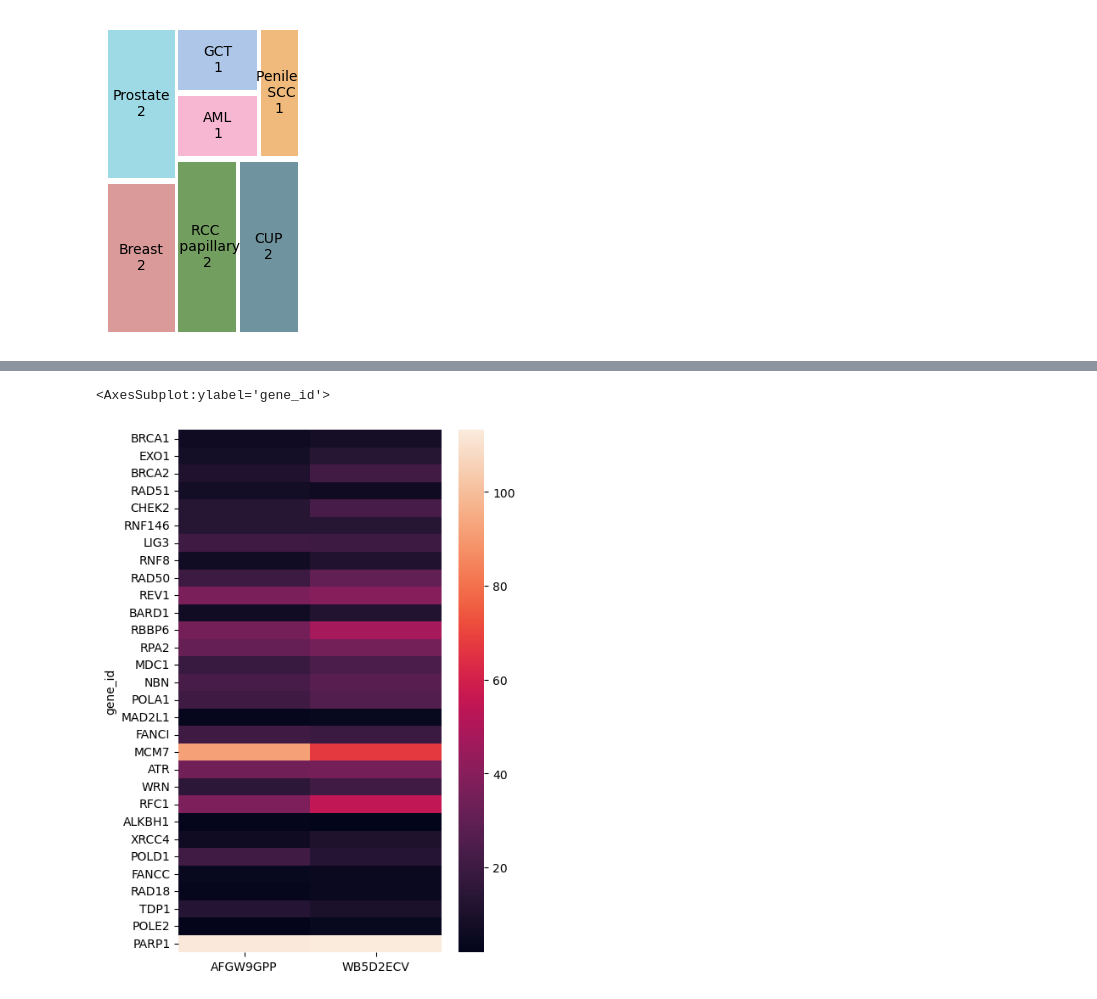
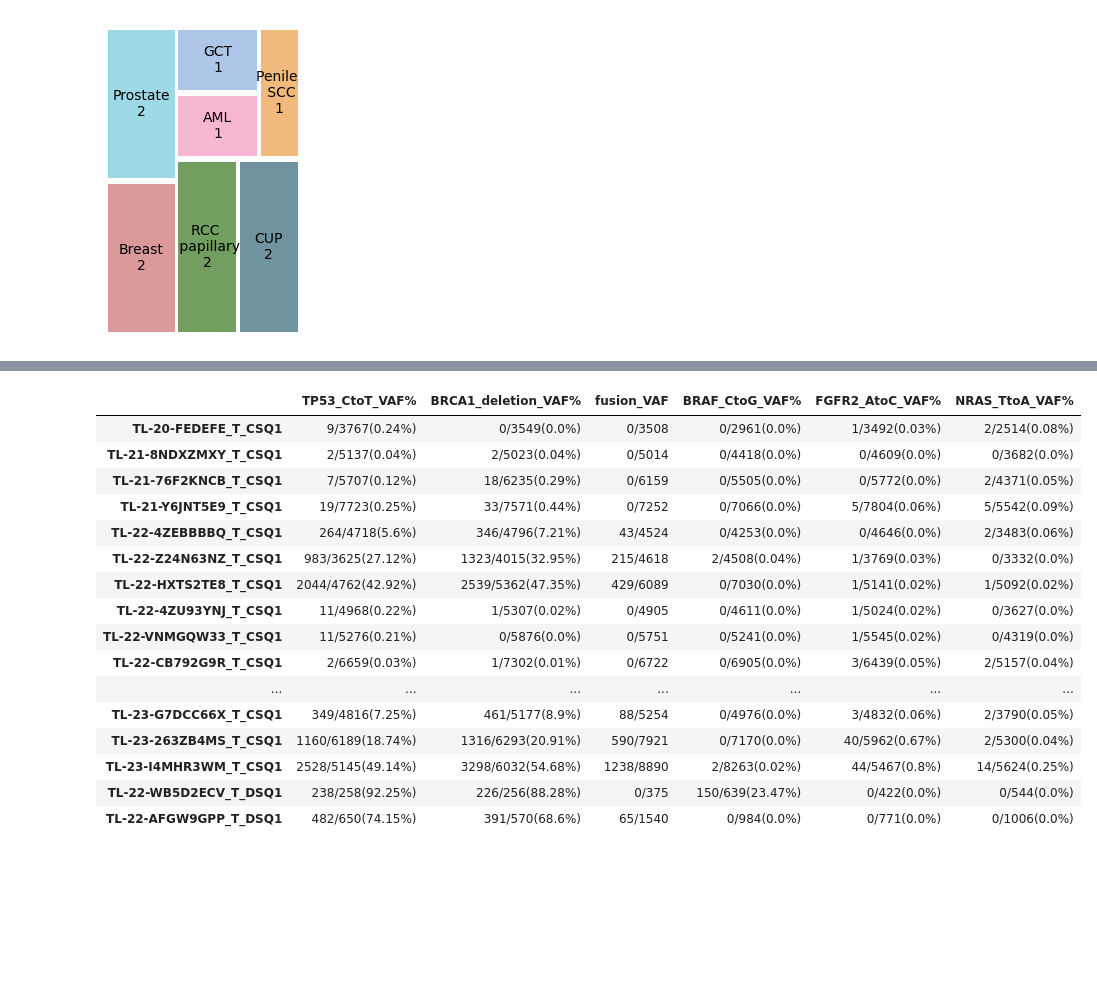
Before and after one commit to ringenomics/FGFR3fusion, a Jupyter notebook: VAF_and_figure_code.ipynb, the cells around one changed output, grey strips where cells are left out. Saved outputs shown, nothing was run; the diff lists cells and outputs as text; code cells hidden in the pictures; blank space fills up the shorter version.

```diff
--- a/VAF_and_figure_code.ipynb
+++ b/VAF_and_figure_code.ipynb
@@ -106,9 +64,3 @@ homologous_combined_counts = combined_counts.loc[["BRCA1", "EXO1", "BRCA2", "RAD
-# %%
-plt.figure(figsize=(5,8))
-sns.heatmap(homologous_combined_counts)
-# %% [output]
-<AxesSubplot:ylabel='gene_id'>
-[figure, removed]
 # %%
 #making the VAF file
 gene_name = ["BRCA1", "BRAF", "TP53", "FGFR2", "NRAS"]
@@ -173,12 +125,42 @@ for x in patient_name:
     NRAS_vaf_df.loc[x, "Total_reads"] =temp_holder.columns[3]
 
 NRAS_vaf_df.to_csv("NRAS_VAF_table.txt", sep = "\t", index = True, header = True)
+
+fusion_vaf_df = pd.DataFrame(columns = ["Total_reads"])
+#fusion denominator
+for x in patient_name:
+    temp_holder = pd.read_csv("/media/rin/FGFR3fusion/{}/{}_fusion_denominator_VAF.txt".format(x,x), sep = "\t").apply(pd.to_numeric)
+    fusion_vaf_df.loc[x, "Total_reads"] =temp_holder.columns[3]
+
+temp_holder_2 = pd.read_csv("/media/rin/FGFR3fusion/fusion_count.txt", sep = ",", index_col = 0)
+fusion_vaf_df["fusion_reads"] =temp_holder_2
-# %%
-BRCA1_vaf_df["BRCA1_deletion_VAF%"] = (100 * BRCA1_vaf_df["Deleted_reads"].astype(int))/BRCA1_vaf_df["Total_reads"].astype(int)
-BRAF_vaf_df["BRAF_CtoG_VAF%"] = (100 * BRAF_vaf_df["G_reads"].astype(int))/BRAF_vaf_df["Total_reads"].astype(int)
-TP53_vaf_df["TP53_CtoT_VAF%"] = (100 * TP53_vaf_df["T_reads"].astype(int))/TP53_vaf_df["Total_reads"].astype(int)
-FGFR2_vaf_df["FGFR2_AtoC_VAF%"] = (100 * FGFR2_vaf_df["C_reads"].astype(int))/FGFR2_vaf_df["Total_reads"].astype(int)
-NRAS_vaf_df["NRAS_TtoA_VAF%"] = (100 * NRAS_vaf_df["A_reads"].astype(int))/NRAS_vaf_df["Total_reads"].astype(int)
+# %%
+for x in BRCA1_vaf_df.index:
+    BRCA1_vaf_df.loc[x, "BRCA1_deletion_VAF%"] = "{}/{}({}%)".format(BRCA1_vaf_df.loc[x, "Deleted_reads"], BRCA1_vaf_df.loc[x, "Total_reads"], round((100 * int(BRCA1_vaf_df.loc[x, "Deleted_reads"]))/int(BRCA1_vaf_df.loc[x, "Total_reads"]), 2))
+    BRAF_vaf_df.loc[x, "BRAF_CtoG_VAF%"] = "{}/{}({}%)".format(BRAF_vaf_df.loc[x, "G_reads"], BRAF_vaf_df.loc[x, "Total_reads"], round((100 * int(BRAF_vaf_df.loc[x, "G_reads"]))/int(BRAF_vaf_df.loc[x, "Total_reads"]), 2))
+    TP53_vaf_df.loc[x, "TP53_CtoT_VAF%"] = "{}/{}({}%)".format(TP53_vaf_df.loc[x, "T_reads"], TP53_vaf_df.loc[x, "Total_reads"], round((100 * int(TP53_vaf_df.loc[x, "T_reads"]))/int(TP53_vaf_df.loc[x, "Total_reads"]), 2))
+    FGFR2_vaf_df.loc[x, "FGFR2_AtoC_VAF%"] = "{}/{}({}%)".format(FGFR2_vaf_df.loc[x, "C_reads"], FGFR2_vaf_df.loc[x, "Total_reads"], round((100 * int(FGFR2_vaf_df.loc[x, "C_reads"]))/int(FGFR2_vaf_df.loc[x, "Total_reads"]), 2))
+    NRAS_vaf_df.loc[x, "NRAS_TtoA_VAF%"] = "{}/{}({}%)".format(NRAS_vaf_df.loc[x, "A_reads"], NRAS_vaf_df.loc[x, "Total_reads"], round((100 * int(NRAS_vaf_df.loc[x, "A_reads"]))/int(NRAS_vaf_df.loc[x, "Total_reads"]), 2))
+    fusion_vaf_df.loc[x, "fusion_VAF"] = "{}/{}".format(fusion_vaf_df.loc[x, "fusion_reads"], fusion_vaf_df.loc[x, "Total_reads"])
 # %%
-full_VAF_df = pd.concat([BRCA1_vaf_df["BRCA1_deletion_VAF%"], BRAF_vaf_df["BRAF_CtoG_VAF%"], TP53_vaf_df["TP53_CtoT_VAF%"], FGFR2_vaf_df["FGFR2_AtoC_VAF%"], NRAS_vaf_df["NRAS_TtoA_VAF%"]], axis = 1)
+full_VAF_df = pd.concat([TP53_vaf_df["TP53_CtoT_VAF%"], BRCA1_vaf_df["BRCA1_deletion_VAF%"], fusion_vaf_df["fusion_VAF"], BRAF_vaf_df["BRAF_CtoG_VAF%"], FGFR2_vaf_df["FGFR2_AtoC_VAF%"], NRAS_vaf_df["NRAS_TtoA_VAF%"]], axis = 1)
 full_VAF_df.to_csv("full_VAF_table.txt", sep = "\t", index = True, header = True)
+full_VAF_df
+# %% [output]
+|  | TP53_CtoT_VAF% | BRCA1_deletion_VAF% | fusion_VAF | BRAF_CtoG_VAF% | FGFR2_AtoC_VAF% | NRAS_TtoA_VAF% |
+| TL-20-FEDEFE_T_CSQ1 | 9/3767(0.24%) | 0/3549(0.0%) | 0/3508 | 0/2961(0.0%) | 1/3492(0.03%) | 2/2514(0.08%) |
+| TL-21-8NDXZMXY_T_CSQ1 | 2/5137(0.04%) | 2/5023(0.04%) | 0/5014 | 0/4418(0.0%) | 0/4609(0.0%) | 0/3682(0.0%) |
+| TL-21-76F2KNCB_T_CSQ1 | 7/5707(0.12%) | 18/6235(0.29%) | 0/6159 | 0/5505(0.0%) | 0/5772(0.0%) | 2/4371(0.05%) |
+| TL-21-Y6JNT5E9_T_CSQ1 | 19/7723(0.25%) | 33/7571(0.44%) | 0/7252 | 0/7066(0.0%) | 5/7804(0.06%) | 5/5542(0.09%) |
+| TL-22-4ZEBBBBQ_T_CSQ1 | 264/4718(5.6%) | 346/4796(7.21%) | 43/4524 | 0/4253(0.0%) | 0/4646(0.0%) | 2/3483(0.06%) |
+| TL-22-Z24N63NZ_T_CSQ1 | 983/3625(27.12%) | 1323/4015(32.95%) | 215/4618 | 2/4508(0.04%) | 1/3769(0.03%) | 0/3332(0.0%) |
+| TL-22-HXTS2TE8_T_CSQ1 | 2044/4762(42.92%) | 2539/5362(47.35%) | 429/6089 | 0/7030(0.0%) | 1/5141(0.02%) | 1/5092(0.02%) |
+| TL-22-4ZU93YNJ_T_CSQ1 | 11/4968(0.22%) | 1/5307(0.02%) | 0/4905 | 0/4611(0.0%) | 1/5024(0.02%) | 0/3627(0.0%) |
+| TL-22-VNMGQW33_T_CSQ1 | 11/5276(0.21%) | 0/5876(0.0%) | 0/5751 | 0/5241(0.0%) | 1/5545(0.02%) | 0/4319(0.0%) |
+| TL-22-CB792G9R_T_CSQ1 | 2/6659(0.03%) | 1/7302(0.01%) | 0/6722 | 0/6905(0.0%) | 3/6439(0.05%) | 2/5157(0.04%) |
+| ... | ... | ... | ... | ... | ... | ... |
+| TL-23-G7DCC66X_T_CSQ1 | 349/4816(7.25%) | 461/5177(8.9%) | 88/5254 | 0/4976(0.0%) | 3/4832(0.06%) | 2/3790(0.05%) |
+| TL-23-263ZB4MS_T_CSQ1 | 1160/6189(18.74%) | 1316/6293(20.91%) | 590/7921 | 0/7170(0.0%) | 40/5962(0.67%) | 2/5300(0.04%) |
+| TL-23-I4MHR3WM_T_CSQ1 | 2528/5145(49.14%) | 3298/6032(54.68%) | 1238/8890 | 2/8263(0.02%) | 44/5467(0.8%) | 14/5624(0.25%) |
+| TL-22-WB5D2ECV_T_DSQ1 | 238/258(92.25%) | 226/256(88.28%) | 0/375 | 150/639(23.47%) | 0/422(0.0%) | 0/544(0.0%) |
+| TL-22-AFGW9GPP_T_DSQ1 | 482/650(74.15%) | 391/570(68.6%) | 65/1540 | 0/984(0.0%) | 0/771(0.0%) | 0/1006(0.0%) |
```
Also changed, not shown: parts of 4 cells of this notebook.
